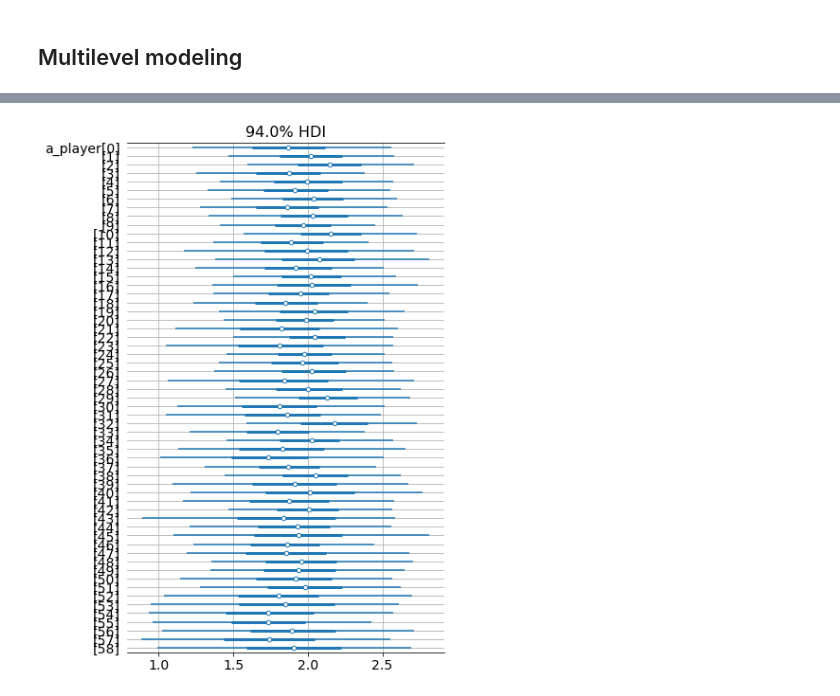
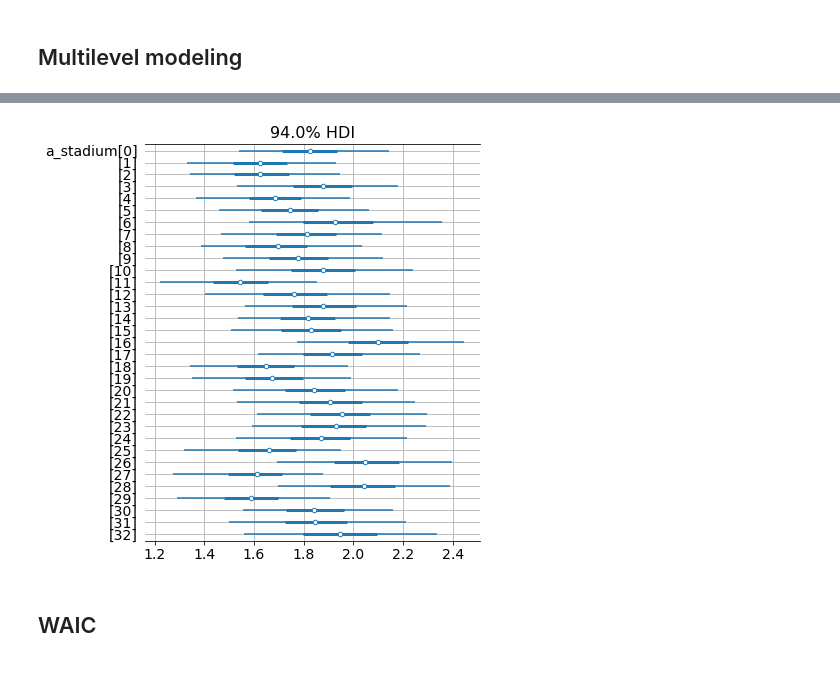
Before and after one commit to jpeele49/NFL-FG, a Jupyter notebook: Project.ipynb, the cells around one changed output, grey strips where cells are left out. Cells and saved outputs as stored; diff of their text form; code cells hidden in the pictures.

Commit message:
WAIC and model functions

```diff
--- a/Project.ipynb
+++ b/Project.ipynb
@@ -239,7 +287,7 @@ with model:
 # Predicition accuracy
 # Train/Test split
 # %%
-X_train, X_test, y_train, y_test = train_test_split(X, y, test_size = 0.33, random_state = 42)
+# X_train, X_test, y_train, y_test = train_test_split(X, y, test_size = 0.33, random_state = 42)
 # %%
 def construct_bayes_regression(model_input, model_output):
     with pm.Model() as bayes_model:
@@ -264,7 +312,7 @@ pm.model_to_graphviz(bayes_model)
 # %%
 with bayes_model:
     approx = pm.fit(40000, method = 'advi', random_seed = 100)
-    sample_advi = approx.sample(1000)
+    sample_advi_reg = approx.sample(1000)
 
 advi_elbo = pd.DataFrame(
     {'ELBO': -approx.hist,
@@ -299,7 +347,7 @@ stadiums = len(nfl.homeTeamAbbr.unique())
 stadium_lookup = dict(zip(nfl.homeTeamAbbr.unique(), range(stadiums)))
 stadium = nfl.homeTeamAbbr.replace(stadium_lookup).values
 # %%
-name_train, name_test, stadium_train, stadium_test, y_train, y_test, distance_train, distance_test = train_test_split(name, stadium, y, distance, test_size = 0.33, random_state = 42)
+# name_train, name_test, stadium_train, stadium_test, y_train, y_test, distance_train, distance_test = train_test_split(name, stadium, y, distance, test_size = 0.33, random_state = 42)
 # %%
 def construct_multilevel_regression(name_input, stadium_input, distance_input, model_output):
     with pm.Model() as multilevel_model:
@@ -350,7 +398,7 @@ pm.model_to_graphviz(multilevel_model)
 # %%
 with multilevel_model:
     approx = pm.fit(40000, method = 'advi', random_seed = 100)
-    sample_advi = approx.sample(1000)
+    sample_advi_multi = approx.sample(1000)
 
 advi_elbo = pd.DataFrame(
     {'ELBO': -approx.hist,
@@ -379,6 +427,8 @@ Accuracy = 82.56880733944955%
 # %%
 with multilevel_model:
-    pm.plots.plot_forest(sample_advi, var_names=['a_player'])
+    pm.plots.plot_forest(sample_advi_multi, var_names=['a_stadium'])
     plt.grid()
 # %% [output]
-[figure, old version]
+[figure, new version]
+# %% [markdown]
+## WAIC
```
Also changed, not shown: parts of 30 cells of this notebook.
